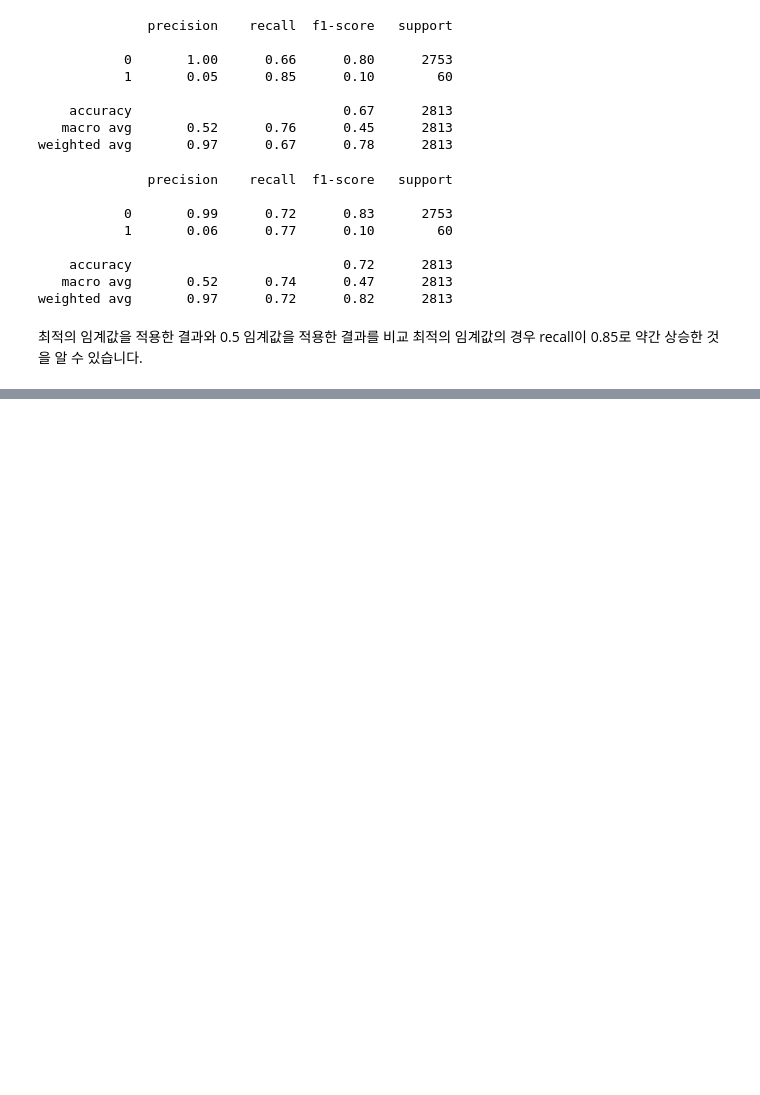
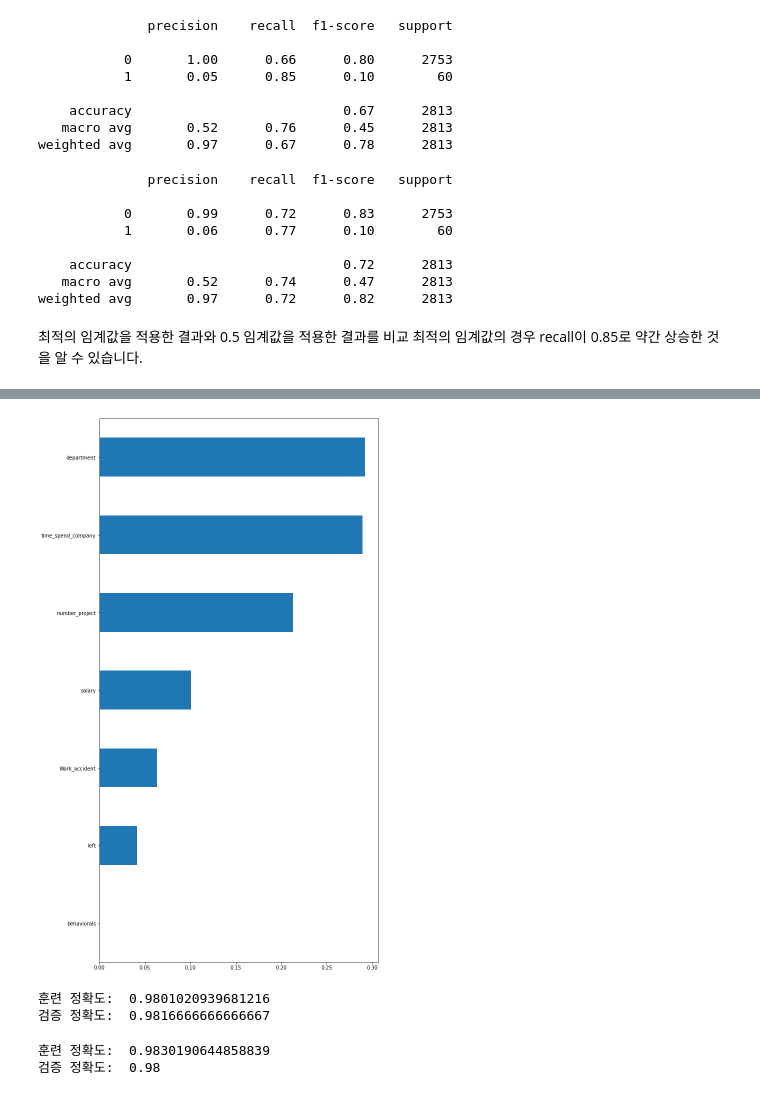
Before and after one commit to haylee94/Section-2_Project-, a Jupyter notebook: section2_project.ipynb, the cells around one changed output, grey strips where cells are left out. Saved outputs shown, nothing was run; the diff lists cells and outputs as text; code cells hidden in the pictures; blank space fills up the shorter version.

```diff
--- a/section2_project.ipynb
+++ b/section2_project.ipynb
@@ -990,0 +1012,2 @@ weighted avg       0.97      0.72      0.82      2813
+# %%
+target = 'promotion_last_5years'
@@ -990,0 +1123,12 @@ weighted avg       0.97      0.72      0.82      2813
+# %%
+pipe_dt = make_pipeline(
+    OrdinalEncoder(),
+    SimpleImputer(),
+    DecisionTreeClassifier(random_state=2, criterion="entropy"),
+)
+pipe_dt.fit(X_train, y_train)
+
+print("훈련 정확도: ", pipe_dt.score(X_train, y_train))
+print("검증 정확도: ", pipe_dt.score(X_val, y_val))
+
+y_pred = pipe_dt.predict(X_test)
@@ -990,0 +1152,21 @@ weighted avg       0.97      0.72      0.82      2813
+# %%
+import graphviz
+from sklearn.tree import export_graphviz
+
+# graphviz 설치방법: conda install -c conda-forge python-graphviz
+
+# named_steps 속성을 사용해서 파이프라인의 각 스텝에 접근이 가능합니다.
+# named_steps 은 유사 딕셔너리 객체(dictionary-like object)로 파이프라인 내 과정에 접근 가능하도록 합니다.
+model_dt = pipe_dt.named_steps['decisiontreeclassifier']
+enc = pipe_dt.named_steps['ordinalencoder']
+encoded_columns = enc.transform(X_val).columns
+
+dot_data = export_graphviz(model_dt
+                          , max_depth=3
+                          , feature_names=encoded_columns
+                          , class_names=['no', 'yes']
+                          , filled=True
+                          , proportion=True)
+
+
+display(graphviz.Source(dot_data))
@@ -990,0 +1175,42 @@ weighted avg       0.97      0.72      0.82      2813
+# %%
+%matplotlib inline
+import matplotlib.pyplot as plt
+
+importances = pd.Series(model_dt.feature_importances_, X_train.columns)
+plt.figure(figsize=(10, 20))
+importances.sort_values().plot.barh();
+# %% [output]
+[figure, added]
+# %%
+# max_depth는 None이 default입니다. 즉, 마지막까지 분기한다는 뜻입니다.
+# 과적합을 줄이기 위해 max_depth를 6으로 줬습니다.
+
+pipe_dt = make_pipeline(
+    OrdinalEncoder(),
+    SimpleImputer(),
+    DecisionTreeClassifier(random_state=2, criterion="entropy", max_depth=6),
+)
+pipe_dt.fit(X_train, y_train)
+
+print("훈련 정확도: ", pipe_dt.score(X_train, y_train))
+print("검증 정확도: ", pipe_dt.score(X_val, y_val))
+
+y_pred = pipe_dt.predict(X_test)
+# %% [output]
+훈련 정확도:  0.9801020939681216
+검증 정확도:  0.9816666666666667
+# %%
+from sklearn.ensemble import RandomForestClassifier
+
+pipe_rf = make_pipeline(
+    OrdinalEncoder(),
+    SimpleImputer(),
+    RandomForestClassifier(random_state=2, oob_score=True, n_jobs=-1),
+)
+
+pipe_rf.fit(X_train, y_train)
+print("훈련 정확도: ", pipe_rf.score(X_train, y_train))
+print("검증 정확도: ", pipe_rf.score(X_val, y_val))
+# %% [output]
+훈련 정확도:  0.9830190644858839
+검증 정확도:  0.98
```
Also changed, not shown: parts of 29 cells of this notebook.
